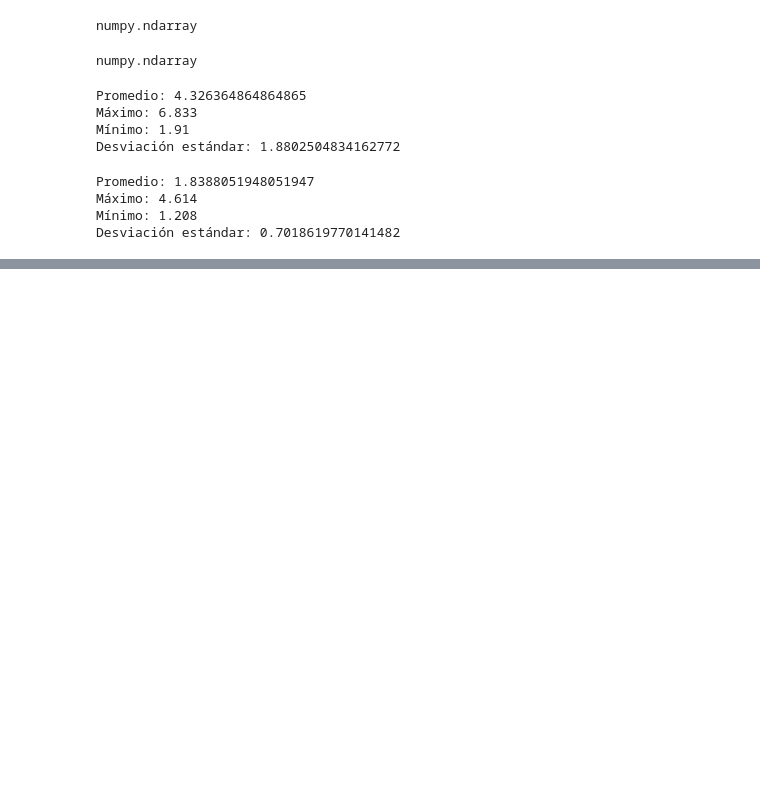
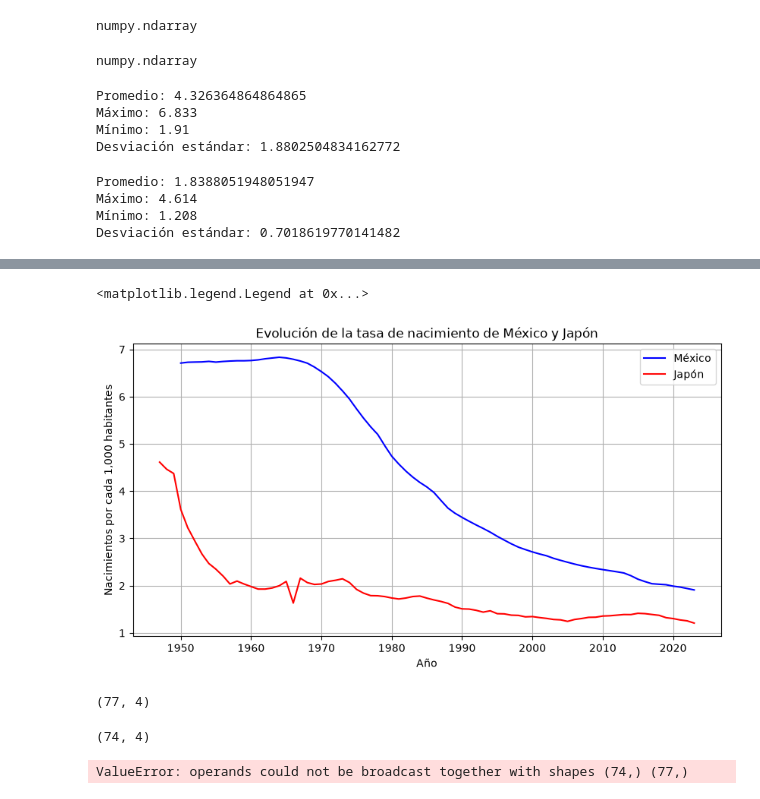
Before and after one commit to Luis890Santoyo/bigdata, a Jupyter notebook: practica1/notebooks/03_Fertility_Rate.ipynb, the cells around one changed output, grey strips where cells are left out. Drawn from its saved outputs; the diff is of its cells as text; code cells hidden in the pictures; blank space fills up the shorter version.

```diff
--- a/practica1/notebooks/03_Fertility_Rate.ipynb
+++ b/practica1/notebooks/03_Fertility_Rate.ipynb
@@ -143,0 +144,36 @@ plt.legend()
+# %%
+plt.figure(figsize=(10, 5))
+plt.plot(
+anios_mexico,
+tasa_mexico,
+label="México",
+color="blue"
+)
+plt.plot(
+anios_japon,
+tasa_japon,
+label="Japón",
+color="red"
+)
+
+plt.title("Evolución de la tasa de nacimiento de México y Japón")
+plt.xlabel("Año")
+plt.ylabel("Nacimientos por cada 1,000 habitantes")
+plt.grid(True)
+plt.legend()
+# %% [output]
+<matplotlib.legend.Legend at 0x...>
+[figure, added]
+# %%
+japon.shape
+# %% [output]
+(77, 4)
+# %%
+mexico.shape
+# %% [output]
+(74, 4)
+# %%
+##Error porque no son de la misma longitud, por lo que no se pueden restar directamente.
+diferencia = tasa_mexico - tasa_japon
+# %% [output]
+ValueError: operands could not be broadcast together with shapes (74,) (77,)
```
Also changed, not shown: parts of 17 cells of this notebook, 4 other files.
